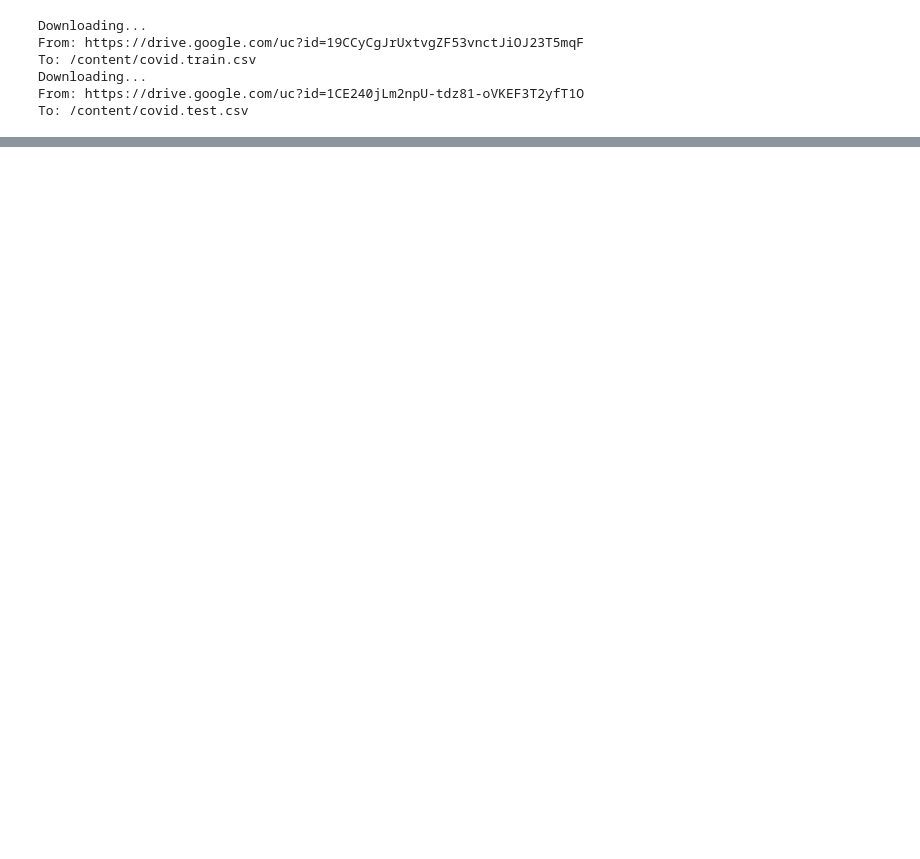
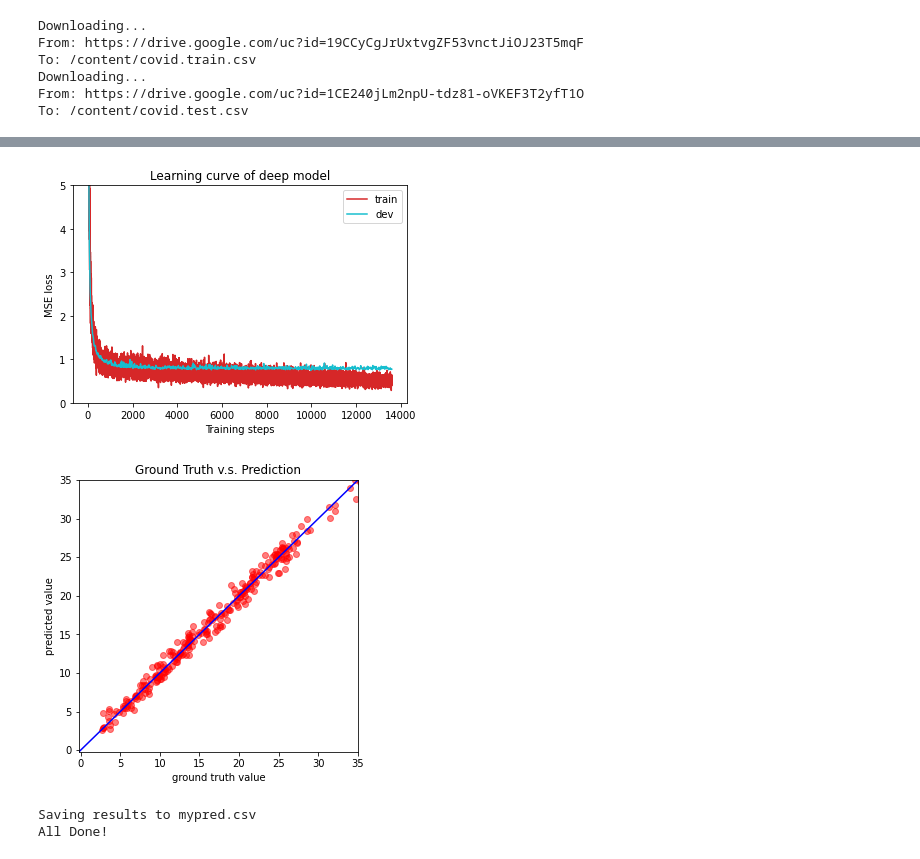
Before and after one commit to huangzhanhua02/ML_study, a Jupyter notebook: myHW1.ipynb, the cells around one changed output, grey strips where cells are left out. Saved outputs shown, nothing was run; the diff lists cells and outputs as text; code cells hidden in the pictures; blank space fills up the shorter version.

```diff
--- a/myHW1.ipynb
+++ b/myHW1.ipynb
@@ -15,0 +211,12 @@ To: /content/covid.test.csv
+# %%
+# 用Loss最低的模型进行预测
+def test(model, test_data):
+    model.eval()            # 设置模式
+    preds = []          #预测结果
+
+    for x in test_data:     # 计算获得【预测值】  取出前40+47列 预测最后一列
+        pred = model(x)
+        preds.append(pred.detach().cpu())    # detach会分离出一个新的tensor，这个tensor不能够求导
+    preds = torch.cat(preds, dim=0).numpy()   #把preds转成tensor形式
+
+    return preds
@@ -15,0 +293,27 @@ To: /content/covid.test.csv
+# %%
+# 设置存储模型的目录
+os.makedirs('my_models', exist_ok=True)
+
+# 加载数据
+train_data = prep_dataloader('./covid.train.csv', 'train', batch_size=135)
+dev_data = prep_dataloader('./covid.train.csv', 'dev', batch_size=135)
+test_data = prep_dataloader('./covid.test.csv', 'test', batch_size=135)
+
+# 设置模型与训练
+mymodel = Mymodel(train_data.dataset.dim)
+train_loss, dev_loss = train(mymodel, train_data, dev_data)
+plot_learning_curve(train_loss, dev_loss, title='deep model')  #绘制loss函数
+del mymodel
+
+# 加载最好的模型进行预测
+model = Mymodel(train_data.dataset.dim)
+ckpt = torch.load('my_models/mymodel.pth', map_location='cpu')  # 加载最好的模型 之前已经根据验证集弄出了dev_loss最小的模型
+model.load_state_dict(ckpt)
+plot_pred(dev_data, model, 'cpu')   #绘制最好的模型  在验证集上的表现 和真实值的差别
+
+preds = test(model, test_data)
+
+# 储存预测结果
+save_pred(preds, 'mypred.csv')
+print('All Done!')
+# %% [output]
@@ -15,0 +337,4 @@ To: /content/covid.test.csv
+[figure, added]
+[figure, added]
+Saving results to mypred.csv
+All Done!
```
Also changed, not shown: parts of 16 cells of this notebook.
